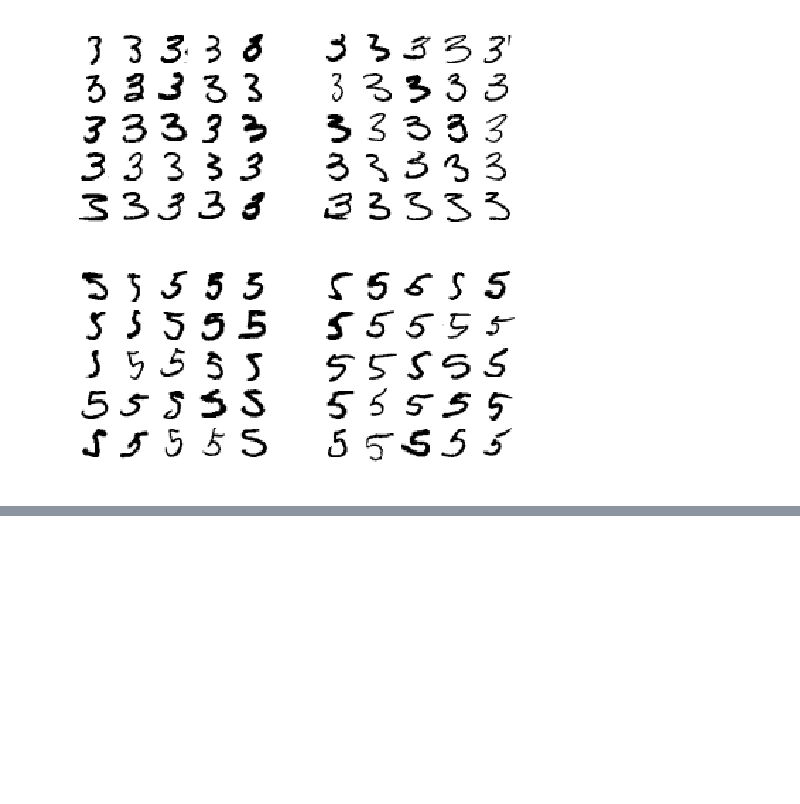
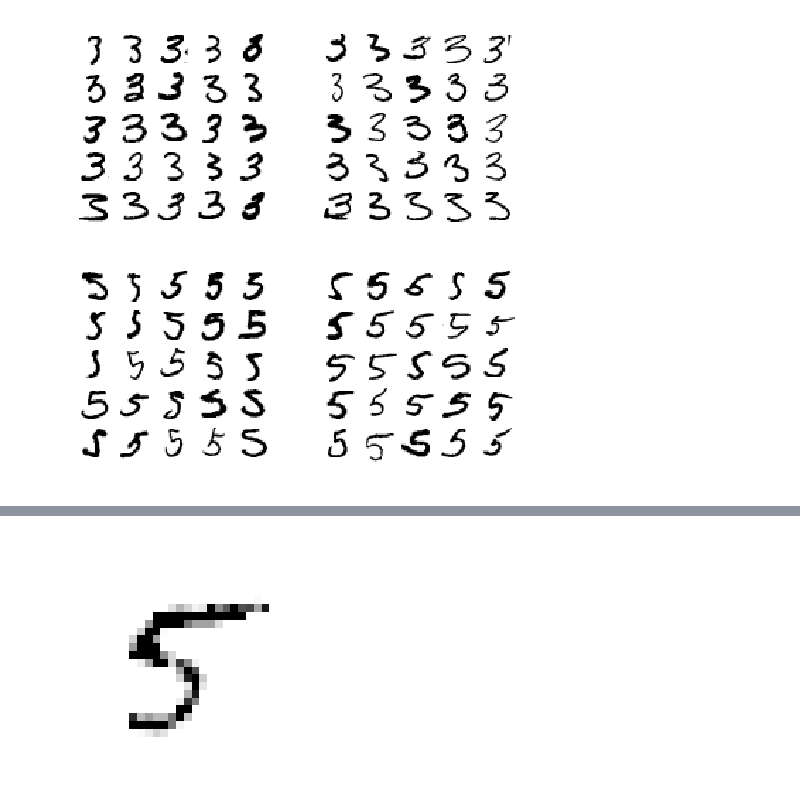
Before and after one commit to vineshtv/handson-ml, a Jupyter notebook: CH-03/Classification.ipynb, the cells around one changed output, grey strips where cells are left out. Saved outputs shown, nothing was run; the diff lists cells and outputs as text; code cells hidden in the pictures; blank space fills up the shorter version.

```diff
--- a/CH-03/Classification.ipynb
+++ b/CH-03/Classification.ipynb
@@ -450,0 +491,6 @@ plt.show()
+# %%
+knn_clf.fit(X_train_mod, y_train_mod)
+clean_digit = knn_clf.predict([X_test_mod[some_index]])
+plot_digit(clean_digit)
+# %% [output]
+[figure, added]
```
Also changed, not shown: parts of 7 cells of this notebook.
